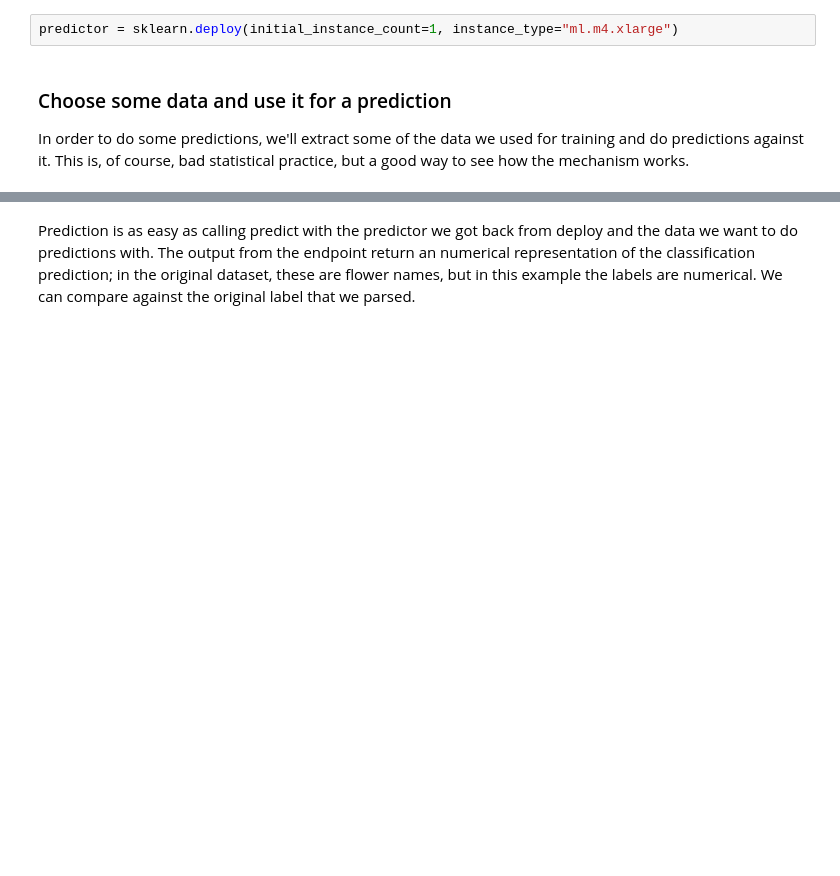
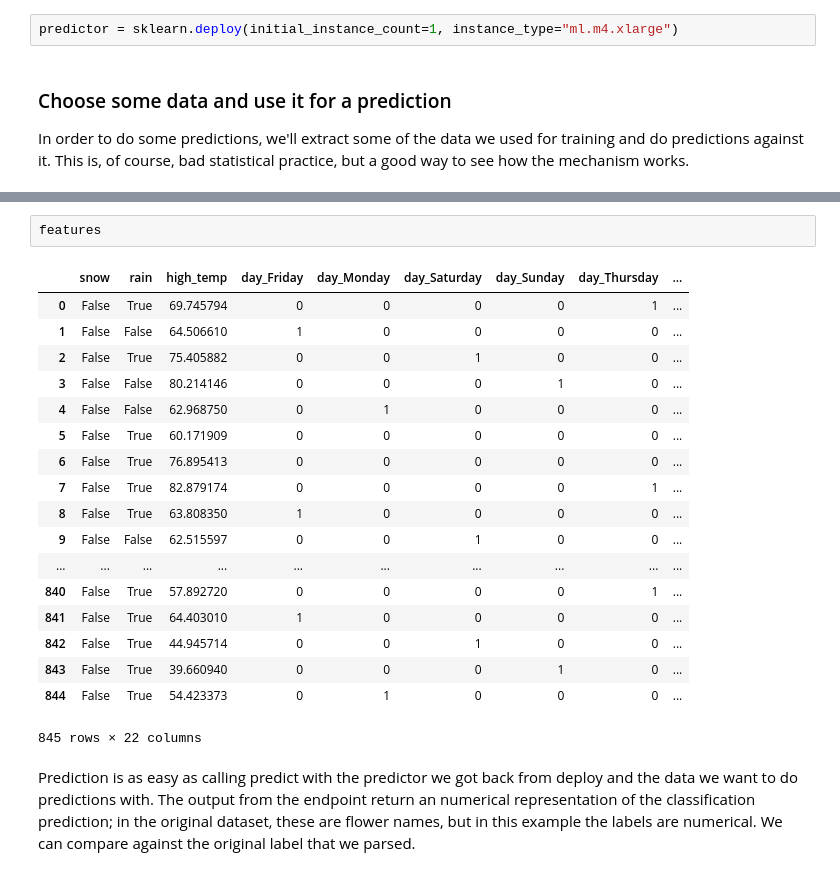
Before and after one commit to FireCARES/research, a Jupyter notebook: ems_call_prediction/EMS call prediction.ipynb, the cells around one changed output, grey strips where cells are left out. Saved outputs shown, nothing was run; the diff lists cells and outputs as text; blank space fills up the shorter version.

```diff
--- a/ems_call_prediction/EMS call prediction.ipynb
+++ b/ems_call_prediction/EMS call prediction.ipynb
@@ -96,3 +165,24 @@ test_y = test_data.iloc[:,0]
+# %%
+features
+# %% [output]
+|  | snow | rain | high_temp | day_Friday | day_Monday | day_Saturday | day_Sunday | day_Thursday | ... |
+| 0 | False | True | 69.745794 | 0 | 0 | 0 | 0 | 1 | ... |
+| 1 | False | False | 64.506610 | 1 | 0 | 0 | 0 | 0 | ... |
+| 2 | False | True | 75.405882 | 0 | 0 | 1 | 0 | 0 | ... |
+| 3 | False | False | 80.214146 | 0 | 0 | 0 | 1 | 0 | ... |
+| 4 | False | False | 62.968750 | 0 | 1 | 0 | 0 | 0 | ... |
+| 5 | False | True | 60.171909 | 0 | 0 | 0 | 0 | 0 | ... |
+| 6 | False | True | 76.895413 | 0 | 0 | 0 | 0 | 0 | ... |
+| 7 | False | True | 82.879174 | 0 | 0 | 0 | 0 | 1 | ... |
+| 8 | False | True | 63.808350 | 1 | 0 | 0 | 0 | 0 | ... |
+| 9 | False | False | 62.515597 | 0 | 0 | 1 | 0 | 0 | ... |
+| ... | ... | ... | ... | ... | ... | ... | ... | ... | ... |
+| 840 | False | True | 57.892720 | 0 | 0 | 0 | 0 | 1 | ... |
+| 841 | False | True | 64.403010 | 1 | 0 | 0 | 0 | 0 | ... |
+| 842 | False | True | 44.945714 | 0 | 0 | 1 | 0 | 0 | ... |
+| 843 | False | True | 39.660940 | 0 | 0 | 0 | 1 | 0 | ... |
+| 844 | False | True | 54.423373 | 0 | 1 | 0 | 0 | 0 | ... |
+845 rows × 22 columns
 # %% [markdown]
 Prediction is as easy as calling predict with the predictor we got back from deploy and the data we want to do predictions with. The output from the endpoint return an numerical representation of the classification prediction; in the original dataset, these are flower names, but in this example the labels are numerical. We can compare against the original label that we parsed.
 # %%
```
Also changed, not shown: parts of 5 cells of this notebook.
